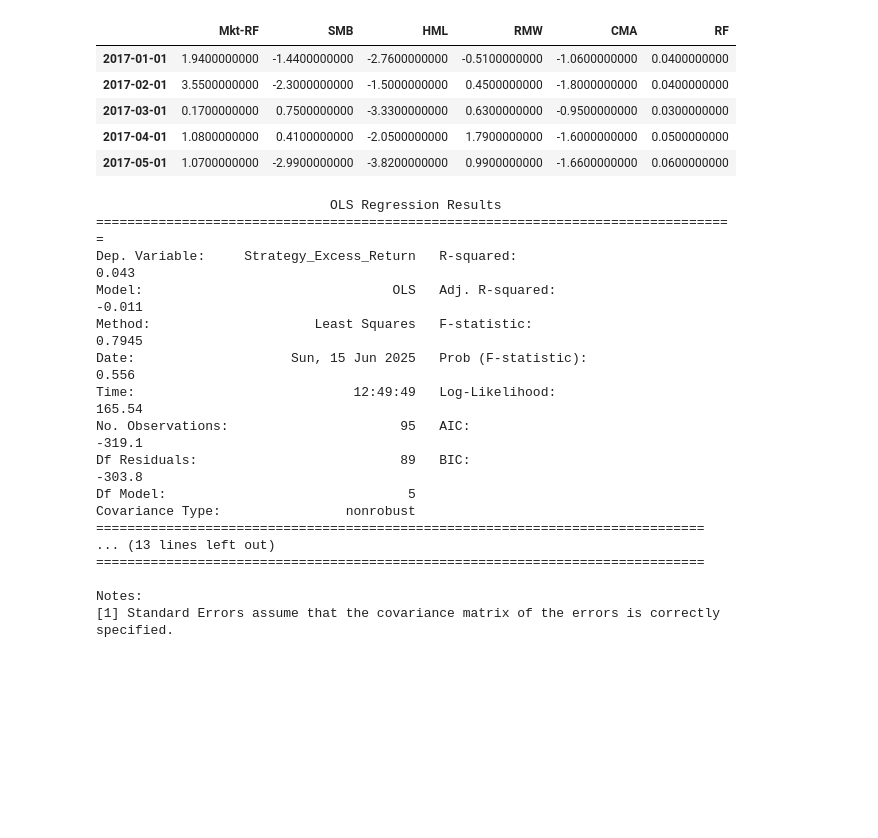
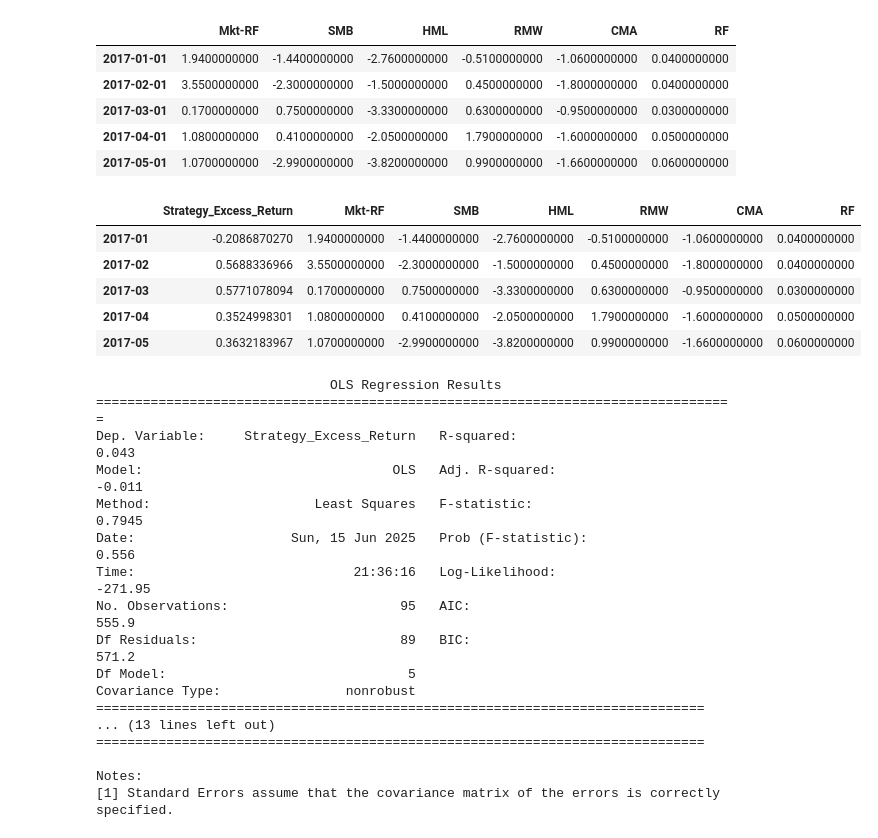
Before and after one commit to arthurdhonneur7/project_investments, a Jupyter notebook: data/final/final.ipynb, the cells around one changed output. Drawn from its saved outputs; the diff is of its cells as text; code cells hidden in the pictures; blank space fills up the shorter version.

```diff
--- a/data/final/final.ipynb
+++ b/data/final/final.ipynb
@@ -1845,37 +1860,46 @@ ff5.head()
 | 2017-04-01 | 1.0800000000 | 0.4100000000 | -2.0500000000 | 1.7900000000 | -1.6000000000 | 0.0500000000 |
 | 2017-05-01 | 1.0700000000 | -2.9900000000 | -3.8200000000 | 0.9900000000 | -1.6600000000 | 0.0600000000 |
 # %%
-import statsmodels.api as sm
-
-y = fund_return_new - optimal_df['r_tbill']
+y = (fund_return_new - optimal_df['r_tbill']) * 100
 y.name = 'Strategy_Excess_Return'
 
 # merge by month
 y.index = y.index.to_period('M')
 ff5.index = pd.to_datetime(ff5.index).to_period('M')
 data = pd.concat([y, ff5], axis=1, join='inner').dropna()
 
-#regression
-y = data['Strategy_Excess_Return']
-X = data[['Mkt-RF', 'SMB', 'HML', 'RMW', 'CMA']]
-X = sm.add_constant(X)
-model = sm.OLS(y, X).fit()
-print(model.summary())
+data.head()
 # %% [output]
-                              OLS Regression Results
-==================================================================================
-Dep. Variable:     Strategy_Excess_Return   R-squared:                       0.043
-Model:                                OLS   Adj. R-squared:                 -0.011
-Method:                     Least Squares   F-statistic:                    0.7945
-Date:                    Sun, 15 Jun 2025   Prob (F-statistic):              0.556
-Time:                            12:49:49   Log-Likelihood:                 165.54
-No. Observations:                      95   AIC:                            -319.1
-Df Residuals:                          89   BIC:                            -303.8
-Df Model:                               5
-Covariance Type:                nonrobust
-==============================================================================
-... (13 lines left out)
-==============================================================================
-
-Notes:
-[1] Standard Errors assume that the covariance matrix of the errors is correctly specified.
+|  | Strategy_Excess_Return | Mkt-RF | SMB | HML | RMW | CMA | RF |
+| 2017-01 | -0.2086870270 | 1.9400000000 | -1.4400000000 | -2.7600000000 | -0.5100000000 | -1.0600000000 | 0.0400000000 |
+| 2017-02 | 0.5688336966 | 3.5500000000 | -2.3000000000 | -1.5000000000 | 0.4500000000 | -1.8000000000 | 0.0400000000 |
+| 2017-03 | 0.5771078094 | 0.1700000000 | 0.7500000000 | -3.3300000000 | 0.6300000000 | -0.9500000000 | 0.0300000000 |
+| 2017-04 | 0.3524998301 | 1.0800000000 | 0.4100000000 | -2.0500000000 | 1.7900000000 | -1.6000000000 | 0.0500000000 |
+| 2017-05 | 0.3632183967 | 1.0700000000 | -2.9900000000 | -3.8200000000 | 0.9900000000 | -1.6600000000 | 0.0600000000 |
+# %%
+import statsmodels.api as sm
+
+#regression
+y = data['Strategy_Excess_Return']
+X = data[['Mkt-RF', 'SMB', 'HML', 'RMW', 'CMA']]
+X = sm.add_constant(X)
+model = sm.OLS(y, X).fit()
+print(model.summary())
+# %% [output]
+                              OLS Regression Results
+==================================================================================
+Dep. Variable:     Strategy_Excess_Return   R-squared:                       0.043
+Model:                                OLS   Adj. R-squared:                 -0.011
+Method:                     Least Squares   F-statistic:                    0.7945
+Date:                    Sun, 15 Jun 2025   Prob (F-statistic):              0.556
+Time:                            21:36:16   Log-Likelihood:                -271.95
+No. Observations:                      95   AIC:                             555.9
+Df Residuals:                          89   BIC:                             571.2
+Df Model:                               5
+Covariance Type:                nonrobust
+==============================================================================
+... (13 lines left out)
+==============================================================================
+
+Notes:
+[1] Standard Errors assume that the covariance matrix of the errors is correctly specified.
```
Also changed, not shown: parts of 6 cells of this notebook.
